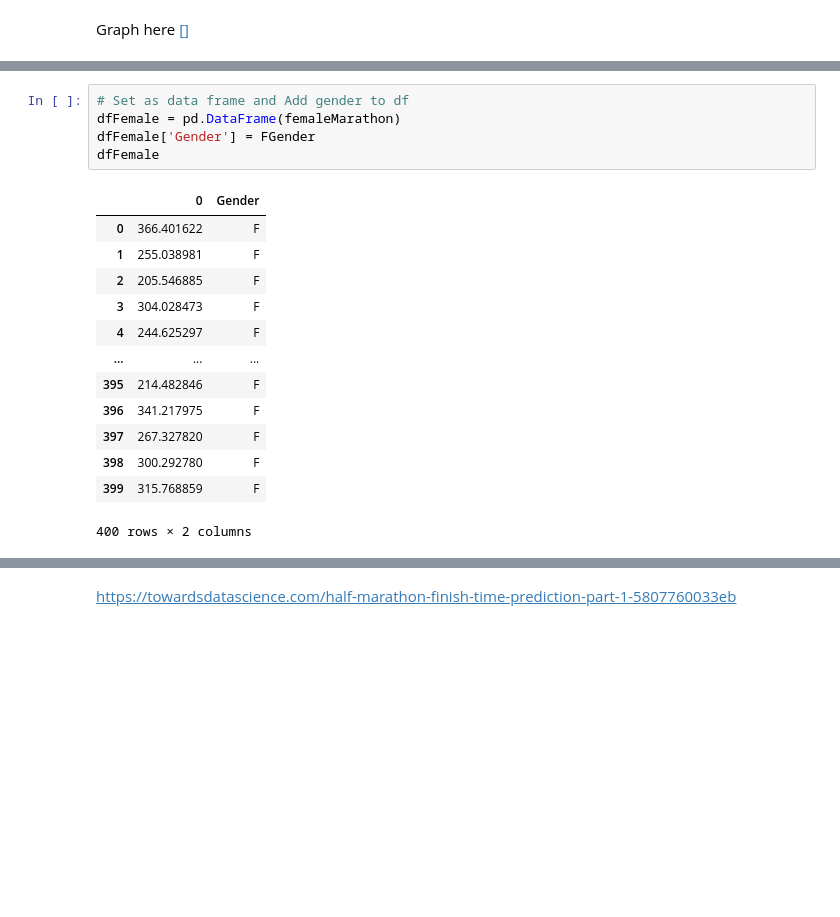
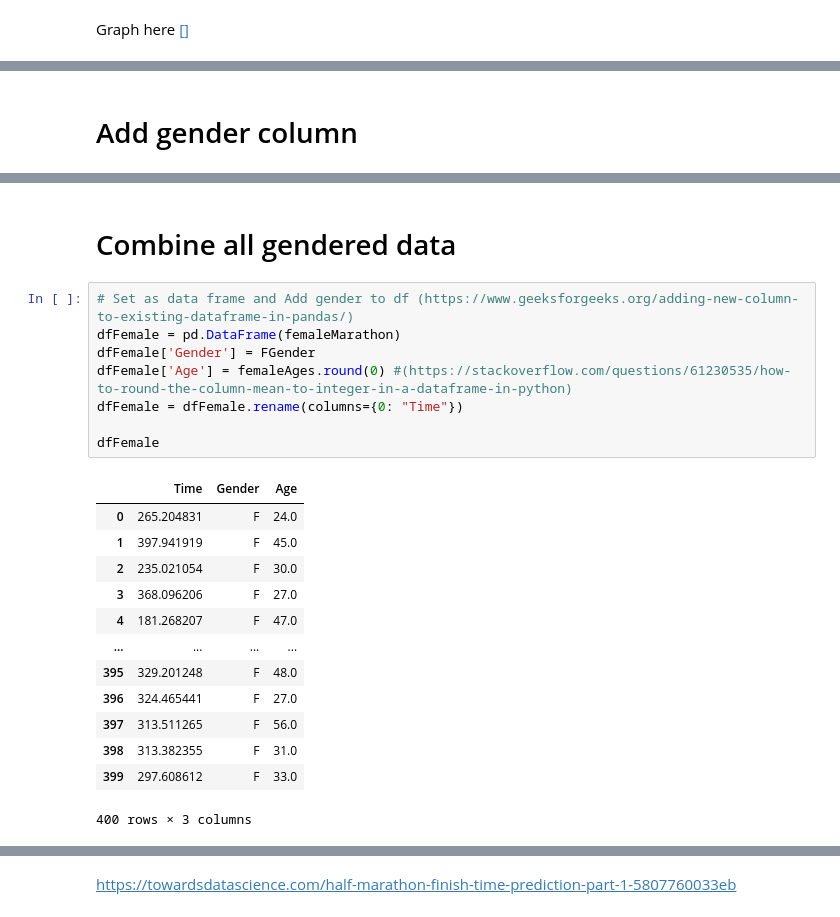
Before and after one commit to eoinlees/PforDA-Project-2020, a Jupyter notebook: PforDA-Project-2020.ipynb, the cells around one changed output, grey strips where cells are left out. Saved outputs shown, nothing was run; the diff lists cells and outputs as text; blank space fills up the shorter version.

Commit message:
Combined data. Added finishing place. Final dataframe complete

```diff
--- a/PforDA-Project-2020.ipynb
+++ b/PforDA-Project-2020.ipynb
@@ -330,3 +357,5 @@ Graph here [[]](https://realpython.com/python-histograms/)
+# %% [markdown]
+# Add gender column
 # %%
 FGender = np.full(shape=400, fill_value="F", dtype=np.dtype(object))
 
@@ -350,25 +379,30 @@ array(['F', 'F', 'F', 'F', 'F', 'F', 'F', 'F', 'F', 'F', 'F', 'F', 'F',
        'F', 'F', 'F', 'F', 'F', 'F', 'F', 'F', 'F', 'F', 'F', 'F', 'F',
        'F', 'F', 'F', 'F', 'F', 'F', 'F', 'F', 'F', 'F', 'F', 'F', 'F',
        'F', 'F', 'F', 'F', 'F', 'F', 'F', 'F', 'F', 'F'], dtype=object)
+# %% [markdown]
+# Combine all gendered data
 # %%
-# Set as data frame and Add gender to df
+# Set as data frame and Add gender to df (https://www.geeksforgeeks.org/adding-new-column-to-existing-dataframe-in-pandas/)
 dfFemale = pd.DataFrame(femaleMarathon)
 dfFemale['Gender'] = FGender
+dfFemale['Age'] = femaleAges.round(0) #(https://stackoverflow.com/questions/61230535/how-to-round-the-column-mean-to-integer-in-a-dataframe-in-python)
+dfFemale = dfFemale.rename(columns={0: "Time"})
+
 dfFemale
 # %% [output]
-|  | 0 | Gender |
-| 0 | 366.401622 | F |
-| 1 | 255.038981 | F |
-| 2 | 205.546885 | F |
-| 3 | 304.028473 | F |
-| 4 | 244.625297 | F |
-| ... | ... | ... |
-| 395 | 214.482846 | F |
-| 396 | 341.217975 | F |
-| 397 | 267.327820 | F |
-| 398 | 300.292780 | F |
-| 399 | 315.768859 | F |
+|  | Time | Gender | Age |
+| 0 | 265.204831 | F | 24.0 |
+| 1 | 397.941919 | F | 45.0 |
+| 2 | 235.021054 | F | 30.0 |
+| 3 | 368.096206 | F | 27.0 |
+| 4 | 181.268207 | F | 47.0 |
+| ... | ... | ... | ... |
+| 395 | 329.201248 | F | 48.0 |
+| 396 | 324.465441 | F | 27.0 |
+| 397 | 313.511265 | F | 56.0 |
+| 398 | 313.382355 | F | 31.0 |
+| 399 | 297.608612 | F | 33.0 |
-400 rows × 2 columns
+400 rows × 3 columns
 # %%
 dfMale = pd.DataFrame(maleMarathon)
 
```
Also changed, not shown: parts of 19 cells of this notebook.
